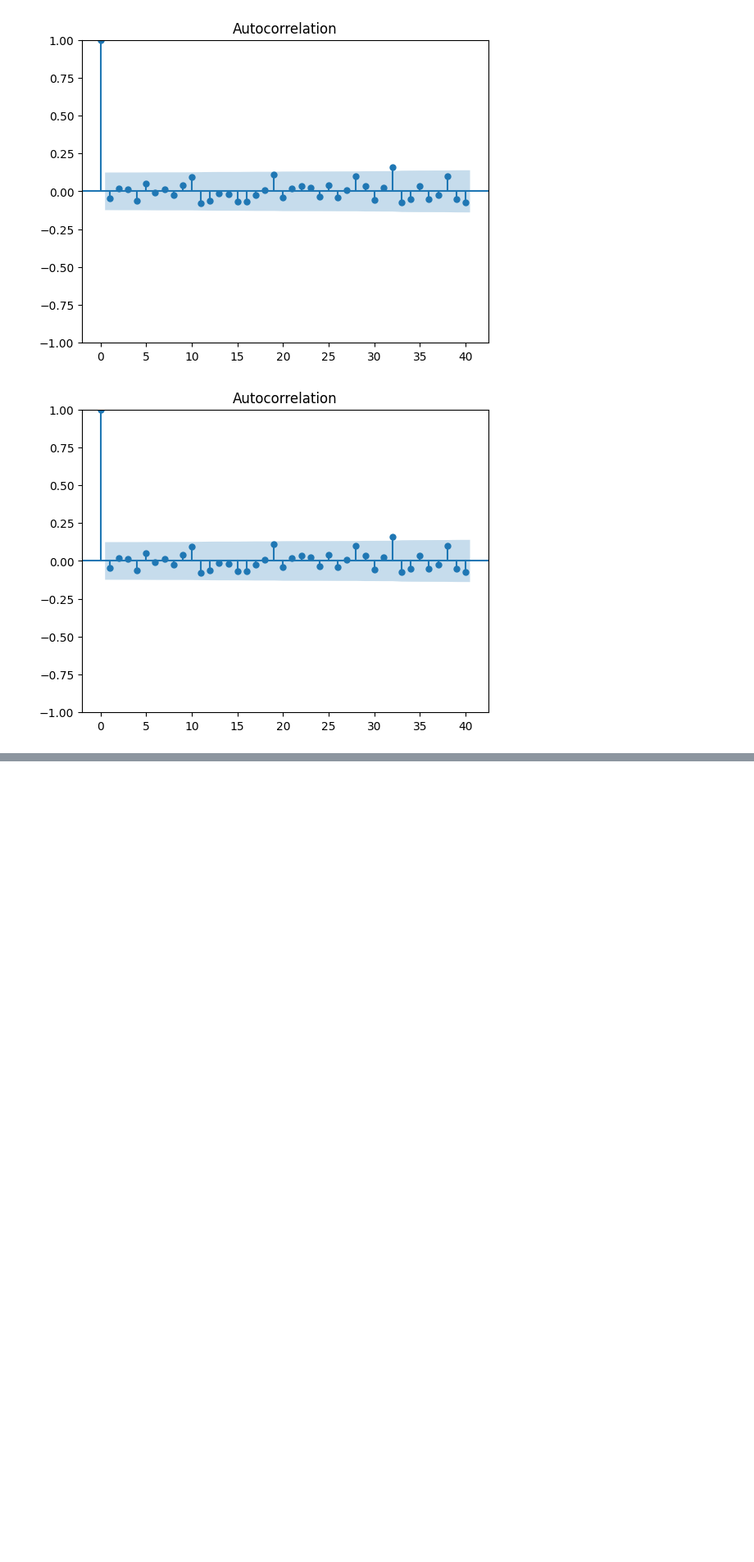
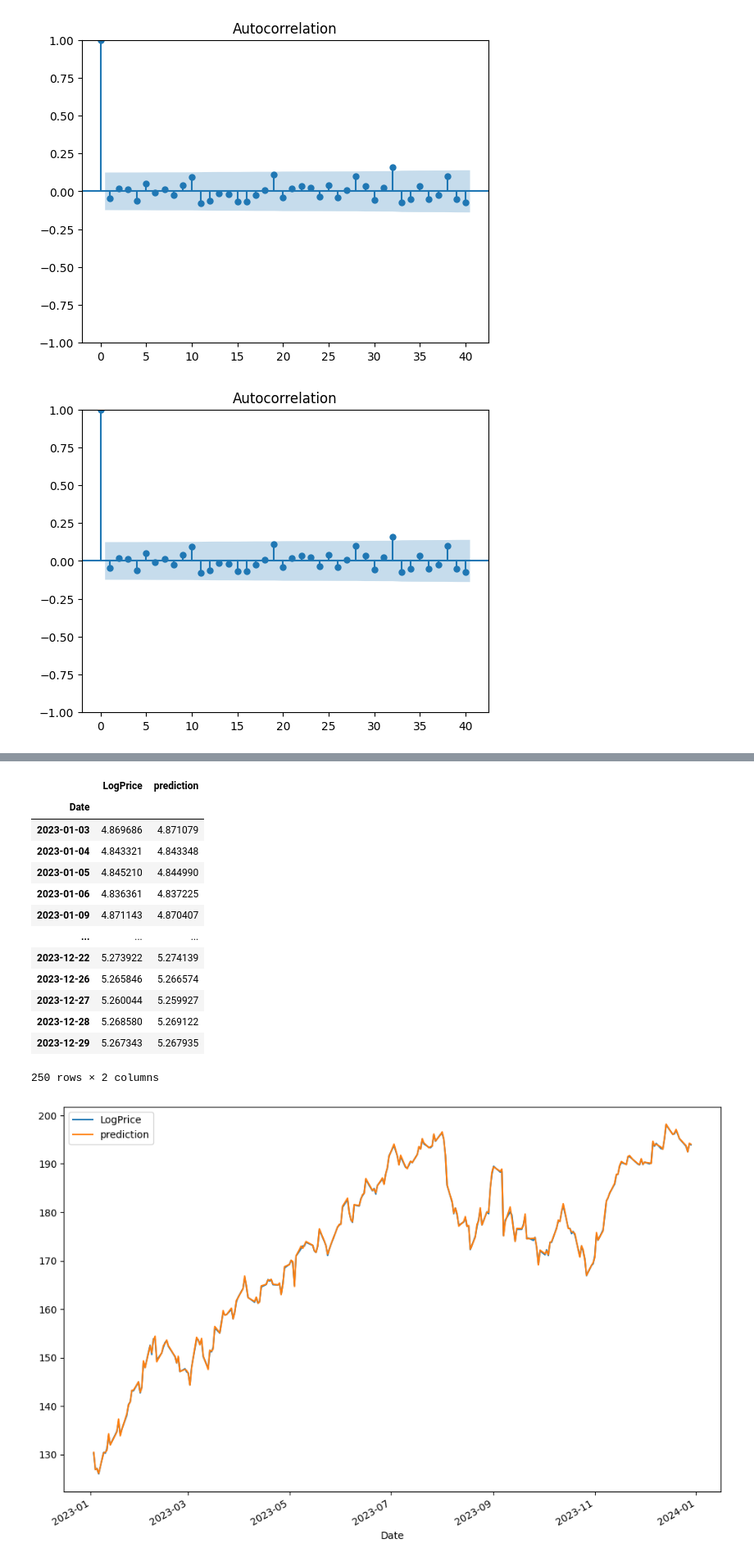
Before and after one commit to nishikaa/pair_trading, a Jupyter notebook: pair-trading-foundations/notebooks/pair_trading_eda_ARIMA.ipynb, the cells around one changed output, grey strips where cells are left out. Shown at 82% size. Drawn from its saved outputs; the diff is of its cells as text; code cells hidden in the pictures; blank space fills up the shorter version.

```diff
--- a/pair-trading-foundations/notebooks/pair_trading_eda_ARIMA.ipynb
+++ b/pair-trading-foundations/notebooks/pair_trading_eda_ARIMA.ipynb
@@ -283,0 +172,4 @@ df
+# %%
+df = pd.DataFrame(log_price.AAPL)
+df.columns=["LogPrice"]
+df
@@ -283,0 +254,33 @@ df
+# %%
+from matplotlib import pyplot
+from statsmodels.tsa.arima.model import ARIMA
+from sklearn.metrics import mean_squared_error
+from math import sqrt
+
+# invert differenced value
+def inverse_difference(history, yhat, interval=1):
+ return yhat + history[-interval]
+
+# evaluate performance for 1 year using ARIMA
+df['prediction'] = df['LogPrice'] + inverse_difference(history, model_fit.predict(start=1, end=250, dynamic=False))
+# Convert to actual price
+df = np.exp(df)
+df.columns = ['test_age', 'test_favorite_color','test_grade', 'test_name']
+np.exp(df).plot(figsize=(12,8))
+df
+# %% [output]
+|  | LogPrice | prediction |
+| Date |  |  |
+| 2023-01-03 | 4.869686 | 4.871079 |
+| 2023-01-04 | 4.843321 | 4.843348 |
+| 2023-01-05 | 4.845210 | 4.844990 |
+| 2023-01-06 | 4.836361 | 4.837225 |
+| 2023-01-09 | 4.871143 | 4.870407 |
+| ... | ... | ... |
+| 2023-12-22 | 5.273922 | 5.274139 |
+| 2023-12-26 | 5.265846 | 5.266574 |
+| 2023-12-27 | 5.260044 | 5.259927 |
+| 2023-12-28 | 5.268580 | 5.269122 |
+| 2023-12-29 | 5.267343 | 5.267935 |
+250 rows × 2 columns
+[figure, added]
```
Also changed, not shown: parts of 10 cells of this notebook.
